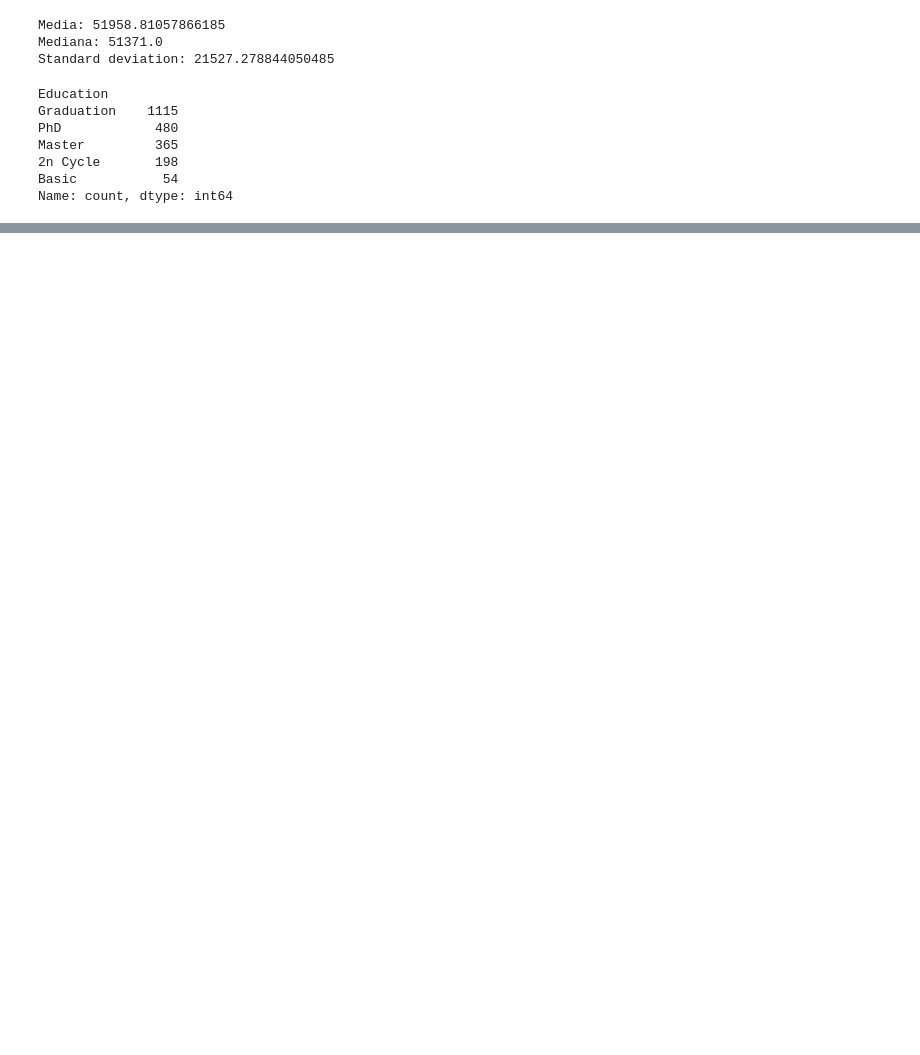
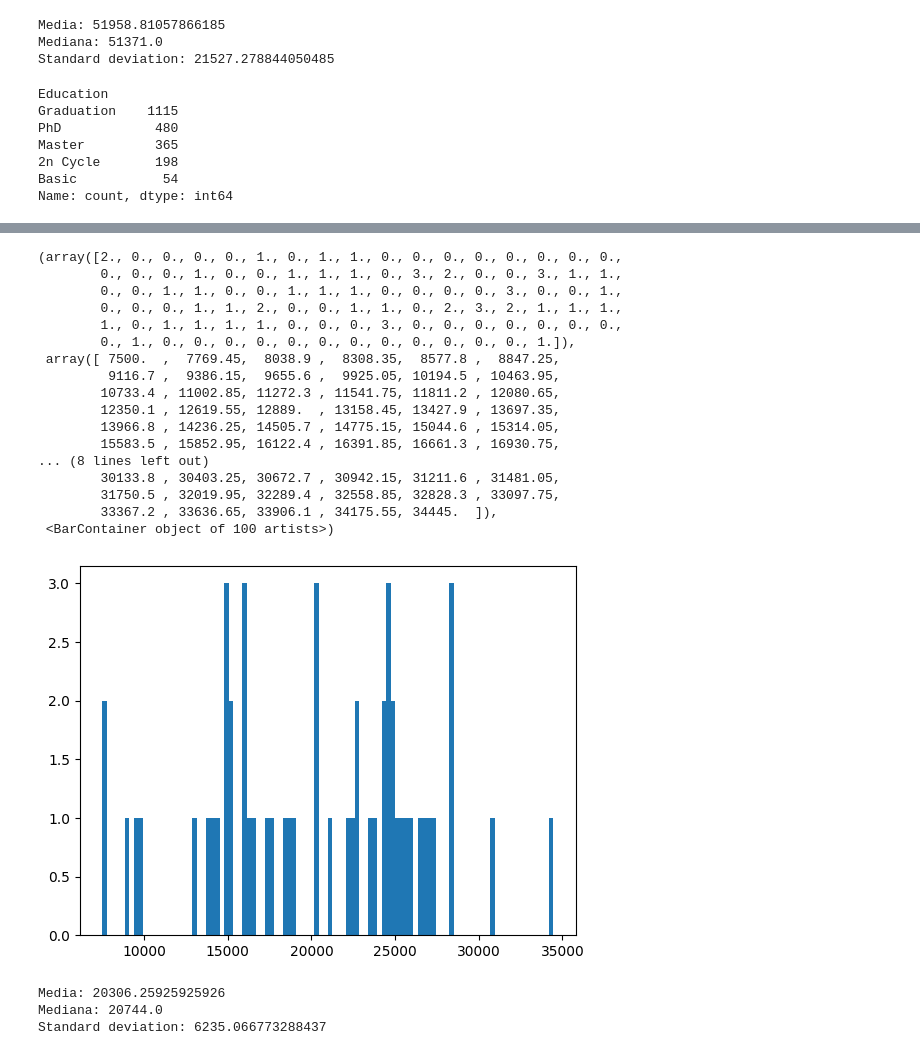
Before and after one commit to nicolaronchini/Clustering, a Jupyter notebook: clustering.ipynb, the cells around one changed output, grey strips where cells are left out. Saved outputs shown, nothing was run; the diff lists cells and outputs as text; code cells hidden in the pictures; blank space fills up the shorter version.

```diff
--- a/clustering.ipynb
+++ b/clustering.ipynb
@@ -96,0 +174,3 @@ Name: count, dtype: int64
+# %%
+basic_data = data.loc[data.Education== 'Basic']
+basic_data.head()
@@ -96,0 +185,32 @@ Name: count, dtype: int64
+# %%
+plt.hist(basic_data.Income,bins=100)
+# %% [output]
+(array([2., 0., 0., 0., 0., 1., 0., 1., 1., 0., 0., 0., 0., 0., 0., 0., 0.,
+        0., 0., 0., 1., 0., 0., 1., 1., 1., 0., 3., 2., 0., 0., 3., 1., 1.,
+        0., 0., 1., 1., 0., 0., 1., 1., 1., 0., 0., 0., 0., 3., 0., 0., 1.,
+        0., 0., 0., 1., 1., 2., 0., 0., 1., 1., 0., 2., 3., 2., 1., 1., 1.,
+        1., 0., 1., 1., 1., 1., 0., 0., 0., 3., 0., 0., 0., 0., 0., 0., 0.,
+        0., 1., 0., 0., 0., 0., 0., 0., 0., 0., 0., 0., 0., 0., 1.]),
+ array([ 7500.  ,  7769.45,  8038.9 ,  8308.35,  8577.8 ,  8847.25,
+         9116.7 ,  9386.15,  9655.6 ,  9925.05, 10194.5 , 10463.95,
+        10733.4 , 11002.85, 11272.3 , 11541.75, 11811.2 , 12080.65,
+        12350.1 , 12619.55, 12889.  , 13158.45, 13427.9 , 13697.35,
+        13966.8 , 14236.25, 14505.7 , 14775.15, 15044.6 , 15314.05,
+        15583.5 , 15852.95, 16122.4 , 16391.85, 16661.3 , 16930.75,
+... (8 lines left out)
+        30133.8 , 30403.25, 30672.7 , 30942.15, 31211.6 , 31481.05,
+        31750.5 , 32019.95, 32289.4 , 32558.85, 32828.3 , 33097.75,
+        33367.2 , 33636.65, 33906.1 , 34175.55, 34445.  ]),
+ <BarContainer object of 100 artists>)
+[figure, added]
+# %%
+mean_income = basic_data.Income.mean()
+median_income = basic_data.Income.median()
+std_income = basic_data.Income.std()
+print("Media: " + str(mean_income))
+print("Mediana: " + str(median_income))
+print("Standard deviation: " + str(std_income))
+# %% [output]
+Media: 20306.25925925926
+Mediana: 20744.0
+Standard deviation: 6235.066773288437
```
Also changed, not shown: parts of 21 cells of this notebook.
